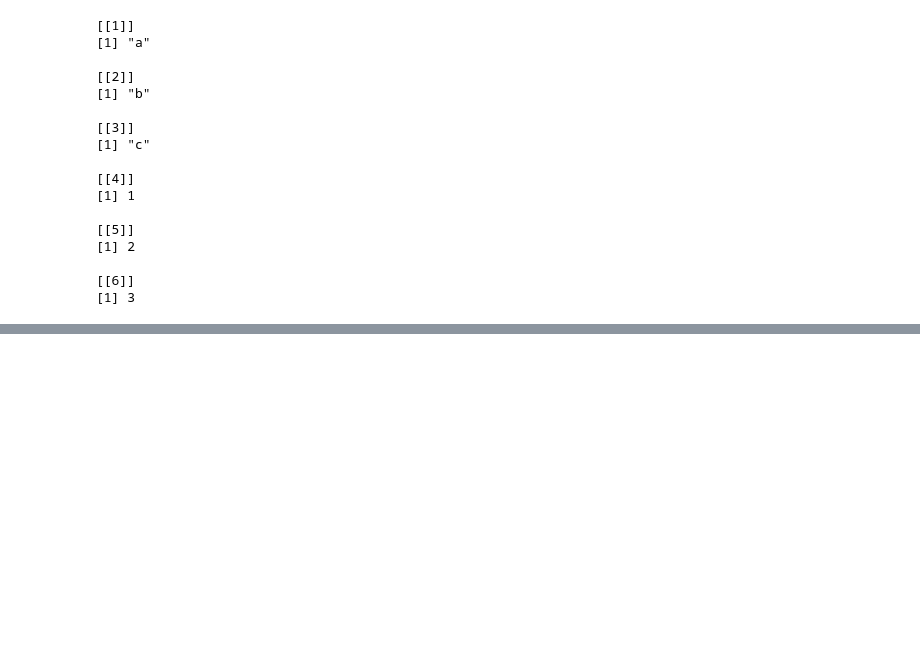
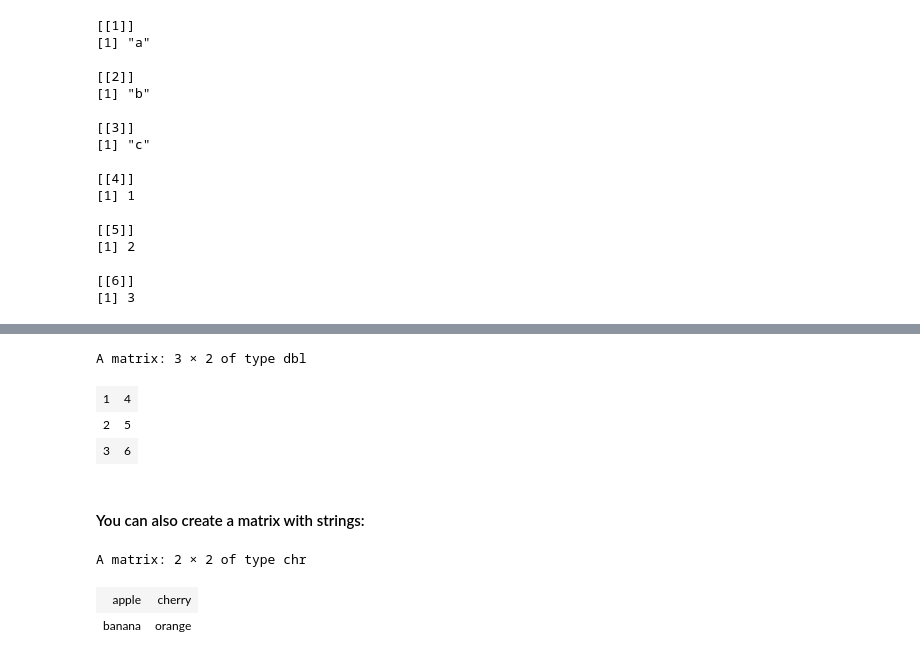
Before and after one commit to prodigy234/Complete_Data_Science_Full_Course, a Jupyter notebook: R Programming/16.R Data Structures.ipynb, the cells around one changed output, grey strips where cells are left out. Cells and saved outputs as stored; diff of their text form; code cells hidden in the pictures; blank space fills up the shorter version.

```diff
--- a/R Programming/16.R Data Structures.ipynb
+++ b/R Programming/16.R Data Structures.ipynb
@@ -449,0 +460,23 @@ list3
+# %%
+# Example
+# Create a matrix
+thismatrix <- matrix(c(1,2,3,4,5,6), nrow = 3, ncol = 2) # Note: Remember the c() function is used to concatenate items together.
+
+# Print the matrix
+thismatrix
+# %% [output]
+A matrix: 3 × 2 of type dbl
+| 1 | 4 |
+| 2 | 5 |
+| 3 | 6 |
+# %% [markdown]
+#### You can also create a matrix with strings:
+# %%
+# Example
+thismatrix <- matrix(c("apple", "banana", "cherry", "orange"), nrow = 2, ncol = 2)
+
+thismatrix
+# %% [output]
+A matrix: 2 × 2 of type chr
+| apple | cherry |
+| banana | orange |
```
Also changed, not shown: parts of 48 cells of this notebook.
